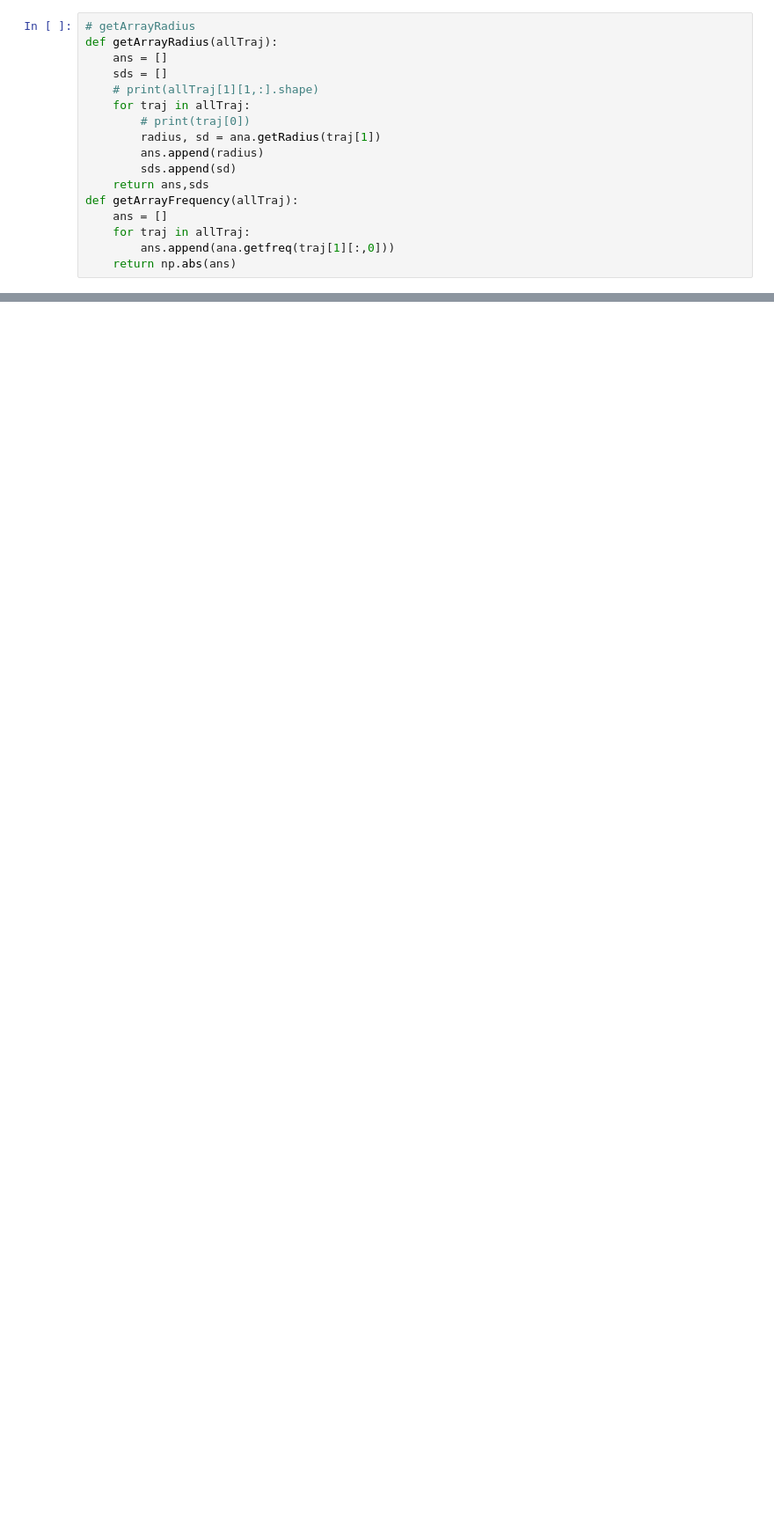
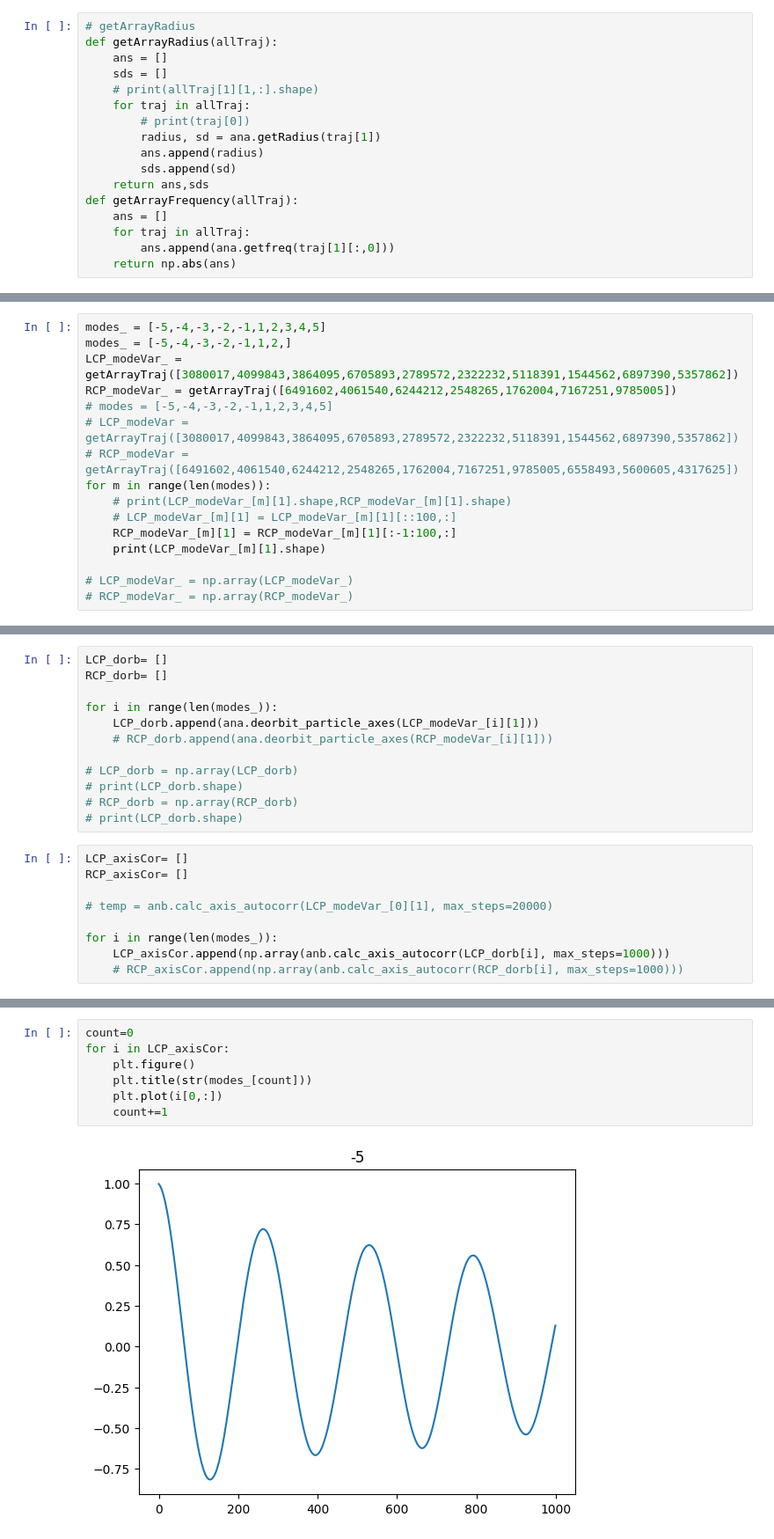
Before and after one commit to yashmohod/OtSim_analysis, a Jupyter notebook: analysisFiles/graphs-Dimer.ipynb, the cells around one changed output, grey strips where cells are left out. Shown: that part at 88% size. Saved outputs shown, nothing was run; the diff lists cells and outputs as text; blank space fills up the shorter version.

```diff
--- a/analysisFiles/graphs-Dimer.ipynb
+++ b/analysisFiles/graphs-Dimer.ipynb
@@ -84,0 +112,16 @@ plt.plot(RCP_modeVar[4][1][:,0])
+# %%
+modes_ = [-5,-4,-3,-2,-1,1,2,3,4,5]
+modes_ = [-5,-4,-3,-2,-1,1,2,]
+LCP_modeVar_ = getArrayTraj([3080017,4099843,3864095,6705893,2789572,2322232,5118391,1544562,6897390,5357862])
+RCP_modeVar_ = getArrayTraj([6491602,4061540,6244212,2548265,1762004,7167251,9785005])
+# modes = [-5,-4,-3,-2,-1,1,2,3,4,5]
+# LCP_modeVar = getArrayTraj([3080017,4099843,3864095,6705893,2789572,2322232,5118391,1544562,6897390,5357862])
+# RCP_modeVar = getArrayTraj([6491602,4061540,6244212,2548265,1762004,7167251,9785005,6558493,5600605,4317625])
+for m in range(len(modes)):
+    # print(LCP_modeVar_[m][1].shape,RCP_modeVar_[m][1].shape)
+    # LCP_modeVar_[m][1] = LCP_modeVar_[m][1][::100,:]
+    RCP_modeVar_[m][1] = RCP_modeVar_[m][1][:-1:100,:]
+    print(LCP_modeVar_[m][1].shape)
+
+# LCP_modeVar_ = np.array(LCP_modeVar_)
+# RCP_modeVar_ = np.array(RCP_modeVar_)
@@ -84,0 +139,21 @@ plt.plot(RCP_modeVar[4][1][:,0])
+# %%
+LCP_dorb= []
+RCP_dorb= []
+
+for i in range(len(modes_)):
+    LCP_dorb.append(ana.deorbit_particle_axes(LCP_modeVar_[i][1]))
+    # RCP_dorb.append(ana.deorbit_particle_axes(RCP_modeVar_[i][1]))
+
+# LCP_dorb = np.array(LCP_dorb)
+# print(LCP_dorb.shape)
+# RCP_dorb = np.array(RCP_dorb)
+# print(LCP_dorb.shape)
+# %%
+LCP_axisCor= []
+RCP_axisCor= []
+
+# temp = anb.calc_axis_autocorr(LCP_modeVar_[0][1], max_steps=20000)
+
+for i in range(len(modes_)):
+    LCP_axisCor.append(np.array(anb.calc_axis_autocorr(LCP_dorb[i], max_steps=1000)))
+    # RCP_axisCor.append(np.array(anb.calc_axis_autocorr(RCP_dorb[i], max_steps=1000)))
@@ -84,0 +163,9 @@ plt.plot(RCP_modeVar[4][1][:,0])
+# %%
+count=0
+for i in LCP_axisCor:
+    plt.figure()
+    plt.title(str(modes_[count]))
+    plt.plot(i[0,:])
+    count+=1
+# %% [output]
+[figure, added]
```
Also changed, not shown: parts of 15 cells of this notebook, 53 other files.
